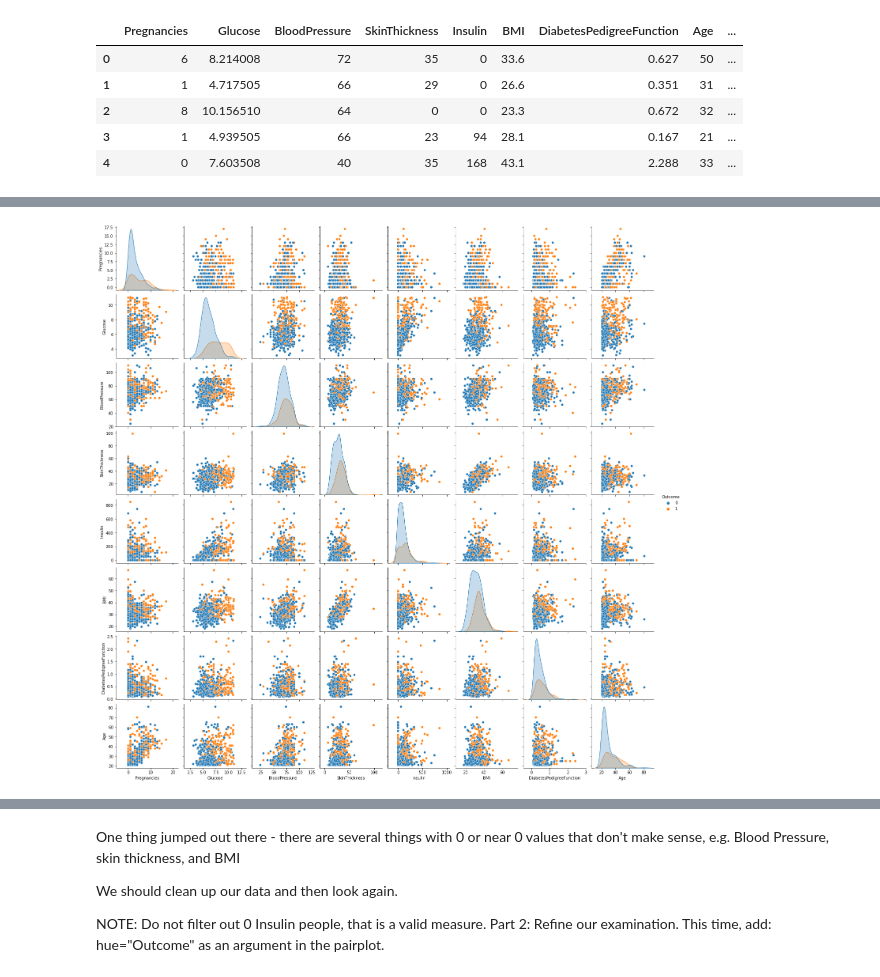
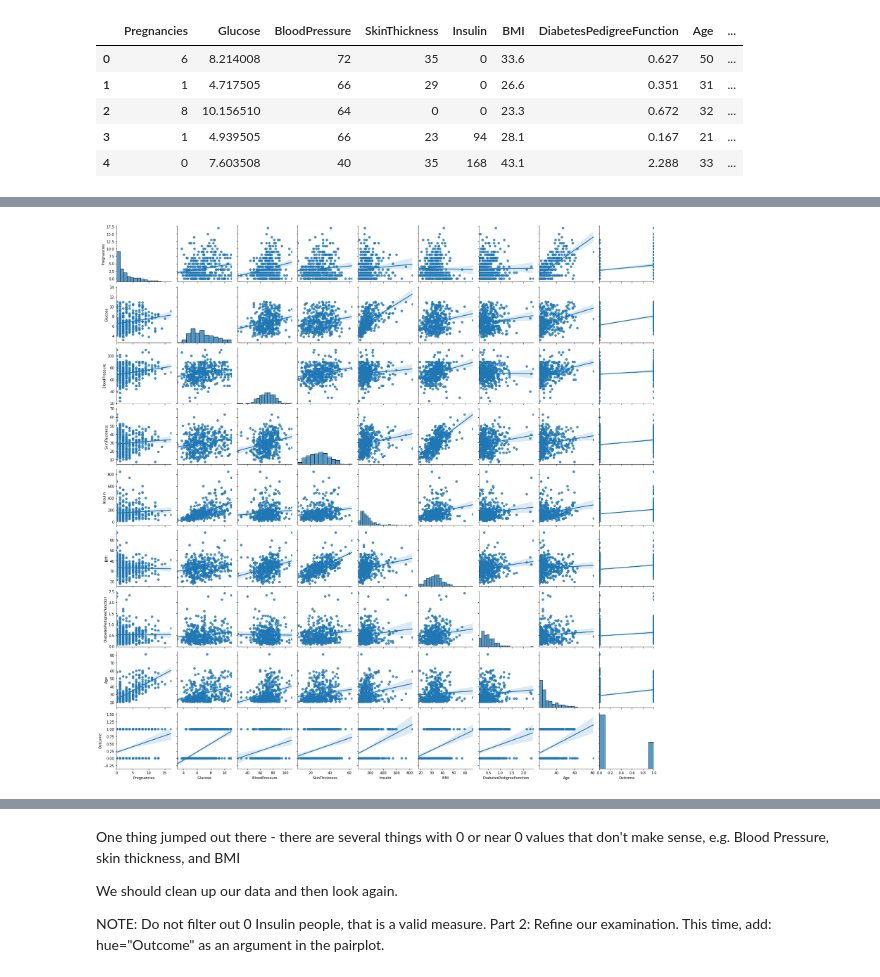
Before and after one commit to allyryry/BasicClassExamples, a Jupyter notebook: 009_Relationships_Scatter.ipynb, the cells around one changed output, grey strips where cells are left out. Cells and saved outputs as stored; diff of their text form; code cells hidden in the pictures.

```diff
--- a/009_Relationships_Scatter.ipynb
+++ b/009_Relationships_Scatter.ipynb
@@ -185,10 +185,10 @@ d.describe()
 | max | 17.000000 | 11.044511 | 122.000000 | 99.000000 | 846.000000 | 67.100000 | 2.420000 | 81.000000 | ... |
 # %%
 #Look for correlations visually
-sns.pairplot(d, dropna=True, hue="Outcome")
+sns.pairplot(d, dropna=True, kind="reg")
 plt.show()
 # %% [output]
-[figure, old version]
+[figure, new version]
 # %%
 #Calculate some correleations. Use both regular correlation and spearman.
 thinkstats2.Corr(d["BloodPressure"], d["BMI"]), thinkstats2.SpearmanCorr(d["Glucose"], d["Outcome"])
```
Also changed, not shown: parts of 11 cells of this notebook, 3 other files.
